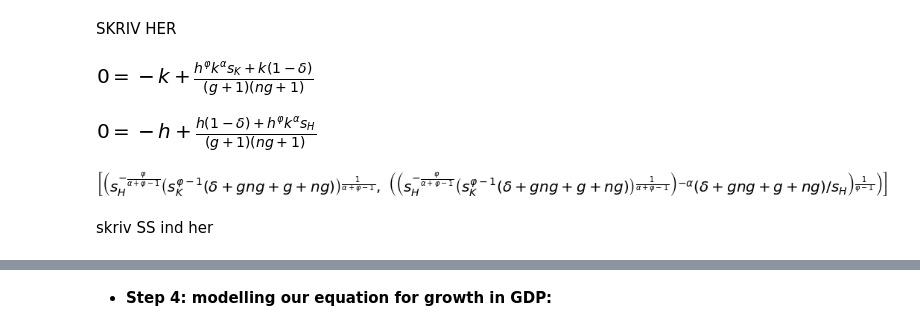
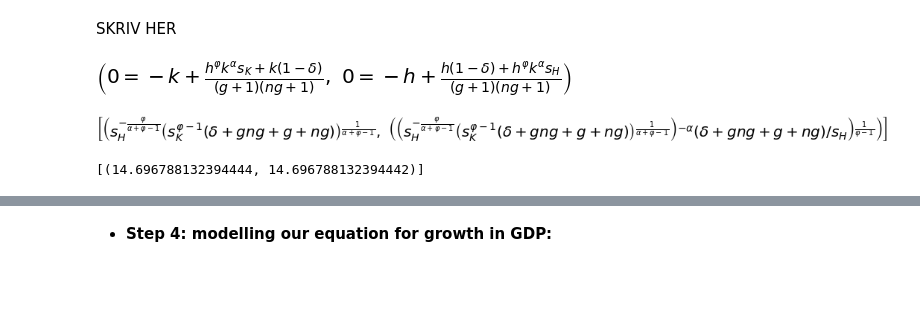
Before and after one commit to NumEconCopenhagen/projects-2019-ccl, a Jupyter notebook: modelproject/modelproject.ipynb, the cells around one changed output, grey strips where cells are left out. Saved outputs shown, nothing was run; the diff lists cells and outputs as text; code cells hidden in the pictures; blank space fills up the shorter version.

```diff
--- a/modelproject/modelproject.ipynb
+++ b/modelproject/modelproject.ipynb
@@ -172,45 +174,38 @@ SKRIV HER
 # %%
 import numpy as np
 from scipy.optimize import minimize
 import sympy as sm
 
 a = sm.symbols("alpha")
 phi = sm.symbols("varphi")
 b = sm.symbols("beta")
 g = sm.symbols("g")
 n = sm.symbols("n")
 n = sm.symbols("ng")
 y = sm.symbols("y")
 d = sm.symbols("delta")
 k = sm.symbols("k")
 h = sm.symbols("h")
 A = sm.symbols("A")
 g_y = sm.symbols("g_y")
 s_K = sm.symbols("s_K")
 s_H = sm.symbols("s_H")
 t = sm.symbols("t")
 
-#k_{(t+1)} - k_t = ((1/(1+n)*(1+g))*(s_K*(k_t**a * h_t**phi)+(1-d)))-k_t
+SolowEq = sm.Eq(0,((1/((1+n)*(1+g)))*(s_K*(k**a * (h**phi))+(1-d)*k))-k)
 
-objective1 = sm.Eq(0,((1/((1+n)*(1+g)))*(s_K*(k**a * (h**phi))+(1-d)*k))-k)
+SolowEq1 = sm.Eq(0,((1/((1+n)*(1+g)))*(s_H*(k**a * (h**phi))+(1-d)*h))-h)
 
-objective1
+SolowEq, SolowEq1
 # %% [output]
-[figure, old version]
+[figure, new version]
-# %%
-objective2 = sm.Eq(0,((1/((1+n)*(1+g)))*(s_H*(k**a * (h**phi))+(1-d)*h))-h)
-
-objective2
-# %% [output]
-[figure, removed]
 # %%
 k, h = symbols('k h')
 
 eq1 = Eq(s_K*k**a*h**phi-(n+g+d+(n*g))*k)
 eq2 = Eq(s_H*k**a*h**phi-(n+g+d+(n*g))*h)
+
+SS = solve((eq1,eq2), (k, h))
+SS
+# %% [output]
+[figure, added]
-# %%
-solve((eq1,eq2), (k, h))
-# %% [output]
-[figure, removed]
-# %% [markdown]
-skriv SS ind her
@@ -225,0 +212,6 @@ skriv SS ind her
+# %%
+SS1 = sm.lambdify((n, g, s_H, s_K, a, phi, d, h), SS)
+SSvalue=SS1(0.01, 0.02, 0.2, 0.2, 0.33, 0.33, 0.05,0.20)
+print(SSvalue)
+# %% [output]
+[(14.696788132394444, 14.696788132394442)]
```
Also changed, not shown: parts of 8 cells of this notebook.
